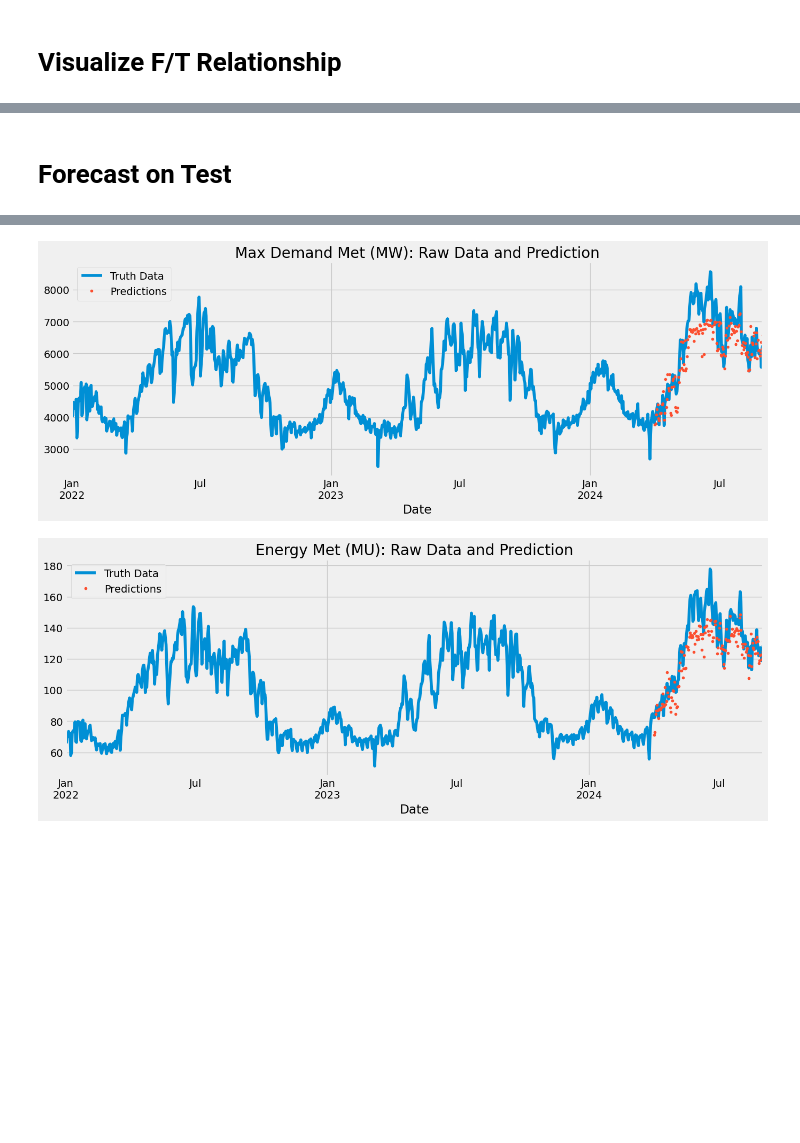
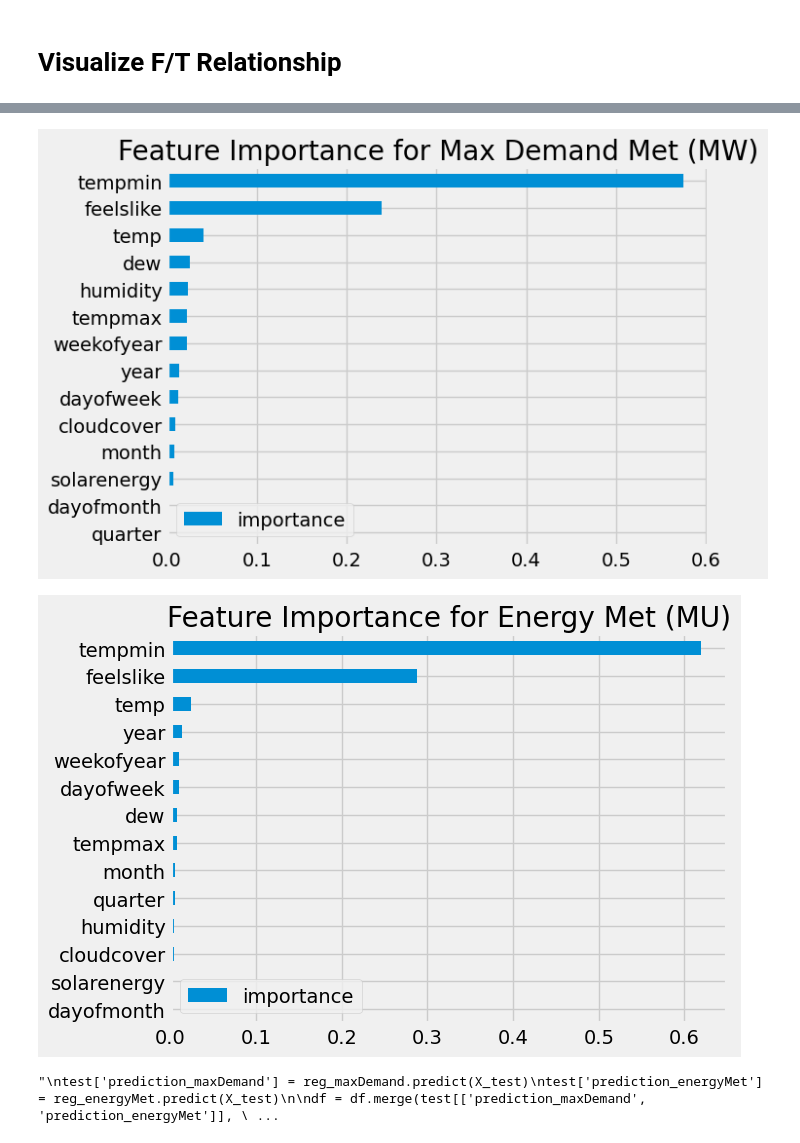
Before and after one commit to PiyushAgrawal626/SIH, a Jupyter notebook: sih-ps-1624.ipynb, the cells around one changed output, grey strips where cells are left out. Cells and saved outputs as stored; diff of their text form; code cells hidden in the pictures; blank space fills up the shorter version.

```diff
--- a/sih-ps-1624.ipynb
+++ b/sih-ps-1624.ipynb
@@ -104,13 +128,0 @@ print(y_test['Energy Met (MU)'].isnull().sum())
-# %%
-# Initialize models for each target
-reg_maxDemand = xgb.XGBRegressor(n_estimators=500, early_stopping_rounds=50, learning_rate=0.01)
-reg_energyMet = xgb.XGBRegressor(n_estimators=500, early_stopping_rounds=50, learning_rate=0.01)
-
-# Fit each model with its respective target
-reg_maxDemand.fit(X_train, y_train['Max Demand Met (MW)'],
-                   eval_set=[(X_test, y_test['Max Demand Met (MW)'])],
-                   verbose=50)
-
-reg_energyMet.fit(X_train, y_train['Energy Met (MU)'],
-                   eval_set=[(X_test, y_test['Energy Met (MU)'])],
-                   verbose=50)
@@ -162,2 +129,57 @@ plot_feature_importances(reg_energyMet, X_train.columns, 'Feature Importance for
-# %% [markdown]
-# Forecast on Test
+# %%
+def plot_feature_importances(model, feature_names, title):
+    fi = pd.DataFrame(data=model.feature_importances_,
+                      index=feature_names,
+                      columns=['importance'])
+    fi.sort_values('importance').plot(kind='barh', title=title)
+    plt.show()
+
+
+tss = TimeSeriesSplit(n_splits=5, test_size=7, gap=0)
+df = df.sort_index()
+
+preds = {target: [] for target in ['Max Demand Met (MW)', 'Energy Met (MU)']}
+scores = {target: [] for target in ['Max Demand Met (MW)', 'Energy Met (MU)']}
+
+model_dict = {target: xgb.XGBRegressor(
+    base_score=0.5, booster='gbtree',
+    n_estimators=1000, early_stopping_rounds=50,
+    objective='reg:squarederror', max_depth=3,
+    learning_rate=0.01
+) for target in ['Max Demand Met (MW)', 'Energy Met (MU)']}
+
+for train_idx, val_idx in tss.split(df):
+    train = df.iloc[train_idx]
+    test = df.iloc[val_idx]
+
+    train = create_features(train)
+    test = create_features(test)
+
+    FEATURES = ['dayofweek', 'tempmax', 'tempmin', 'temp', 'feelslike', 'cloudcover', 'dew', 'humidity', 'solarenergy', 'quarter', 'month', 'year', 'dayofmonth', 'weekofyear']
+
+    for TARGET in ['Max Demand Met (MW)', 'Energy Met (MU)']:
+        X_train = train[FEATURES]
+        y_train = train[TARGET]
+
+        X_test = test[FEATURES]
+        y_test = test[TARGET]
+
+        model = model_dict[TARGET]
+        model.fit(X_train, y_train,
+                  eval_set=[(X_train, y_train), (X_test, y_test)],
+                  verbose=100)
+
+        y_pred = model.predict(X_test)
+        preds[TARGET].append(y_pred)
+
+        score = np.sqrt(mean_squared_error(y_test, y_pred))
+        scores[TARGET].append(score)
+
+for target in ['Max Demand Met (MW)', 'Energy Met (MU)']:
+    print(f"Scores for {target}: {scores[target]}")
+    print(f"Mean Score for {target}: {np.mean(scores[target])}")
+
+for TARGET in ['Max Demand Met (MW)', 'Energy Met (MU)']:
+    model = model_dict[TARGET]
+    plot_feature_importances(model, X_train.columns, f'Feature Importance for {TARGET}')
+# %% [output]
@@ -164,5 +203,8 @@ plot_feature_importances(reg_energyMet, X_train.columns, 'Feature Importance for
+[figure, added]
+[figure, added]
 # %%
 # Make predictions
+"""
 test['prediction_maxDemand'] = reg_maxDemand.predict(X_test)
 test['prediction_energyMet'] = reg_energyMet.predict(X_test)
 
@@ -182,6 +224,6 @@ df['prediction_energyMet'].plot(ax=ax, style='.')
 plt.legend(['Truth Data', 'Predictions'])
 ax.set_title('Energy Met (MU): Raw Data and Prediction')
 plt.show()
+"""
 # %% [output]
-[figure, removed]
-[figure, removed]
+"\ntest['prediction_maxDemand'] = reg_maxDemand.predict(X_test)\ntest['prediction_energyMet'] = reg_energyMet.predict(X_test)\n\ndf = df.merge(test[['prediction_maxDemand', 'prediction_energyMet']], \ ...
```
Also changed, not shown: parts of 21 cells of this notebook.
